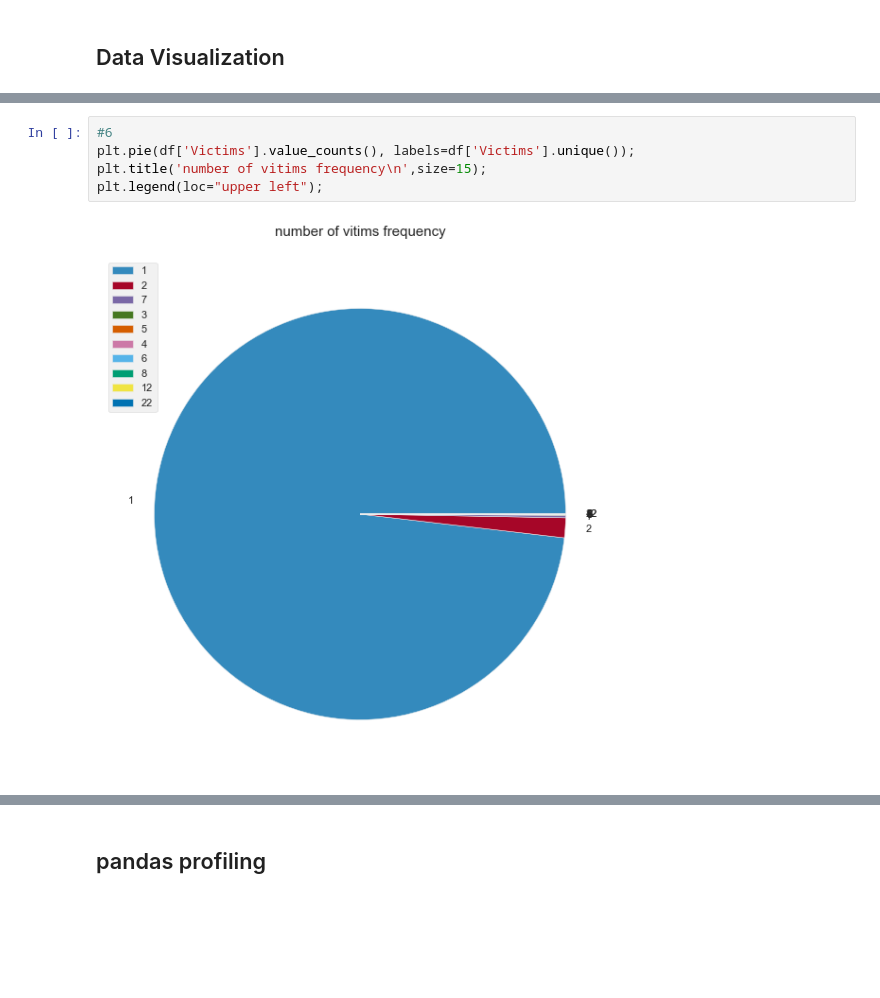
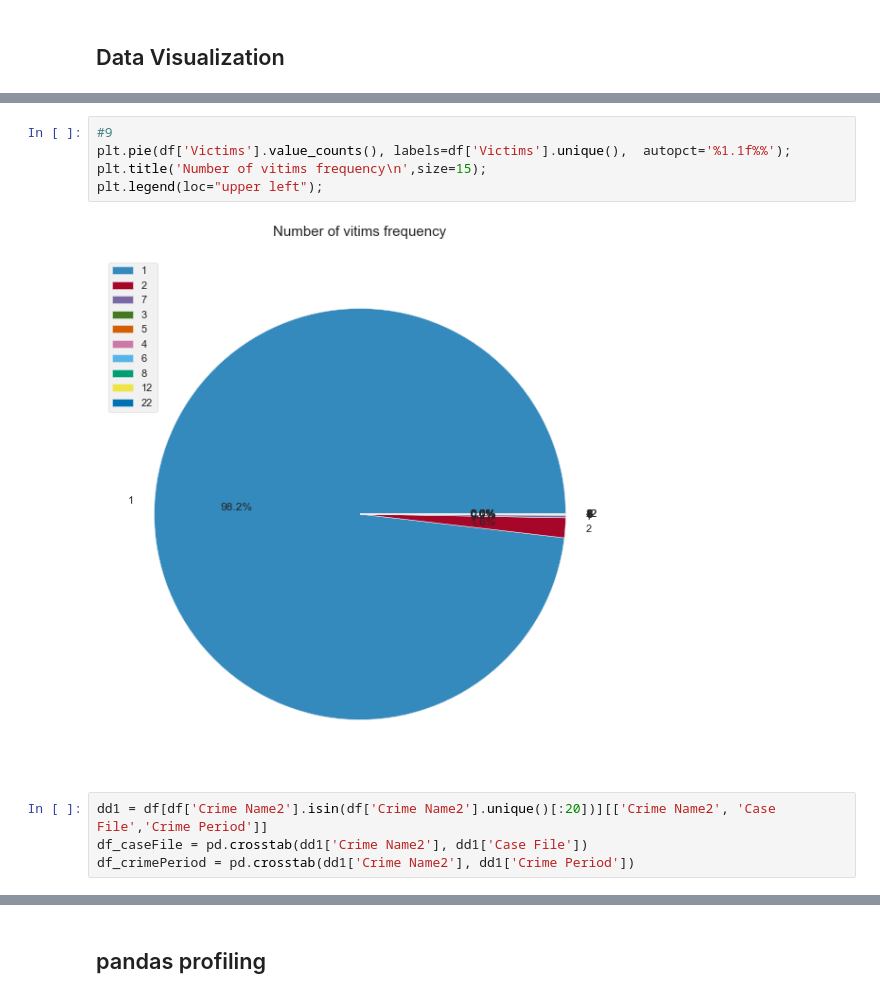
Before and after one commit to GhadahMajid/Bootcamp-Project-2-Crime-Dataset-EDA, a Jupyter notebook: Project2_Notebook.ipynb, the cells around one changed output, grey strips where cells are left out. Cells and saved outputs as stored; diff of their text form; blank space fills up the shorter version.

```diff
--- a/Project2_Notebook.ipynb
+++ b/Project2_Notebook.ipynb
@@ -356,7 +391,11 @@ plt.xticks(rotation=90);
 # %%
-#6
-plt.pie(df['Victims'].value_counts(), labels=df['Victims'].unique());
-plt.title('number of vitims frequency\n',size=15);
+#9
+plt.pie(df['Victims'].value_counts(), labels=df['Victims'].unique(),  autopct='%1.1f%%');
+plt.title('Number of vitims frequency\n',size=15);
 plt.legend(loc="upper left");
 # %% [output]
-[figure, old version]
+[figure, new version]
+# %%
+dd1 = df[df['Crime Name2'].isin(df['Crime Name2'].unique()[:20])][['Crime Name2', 'Case File','Crime Period']]
+df_caseFile = pd.crosstab(dd1['Crime Name2'], dd1['Case File'])
+df_crimePeriod = pd.crosstab(dd1['Crime Name2'], dd1['Crime Period'])
```
Also changed, not shown: parts of 15 cells of this notebook.
